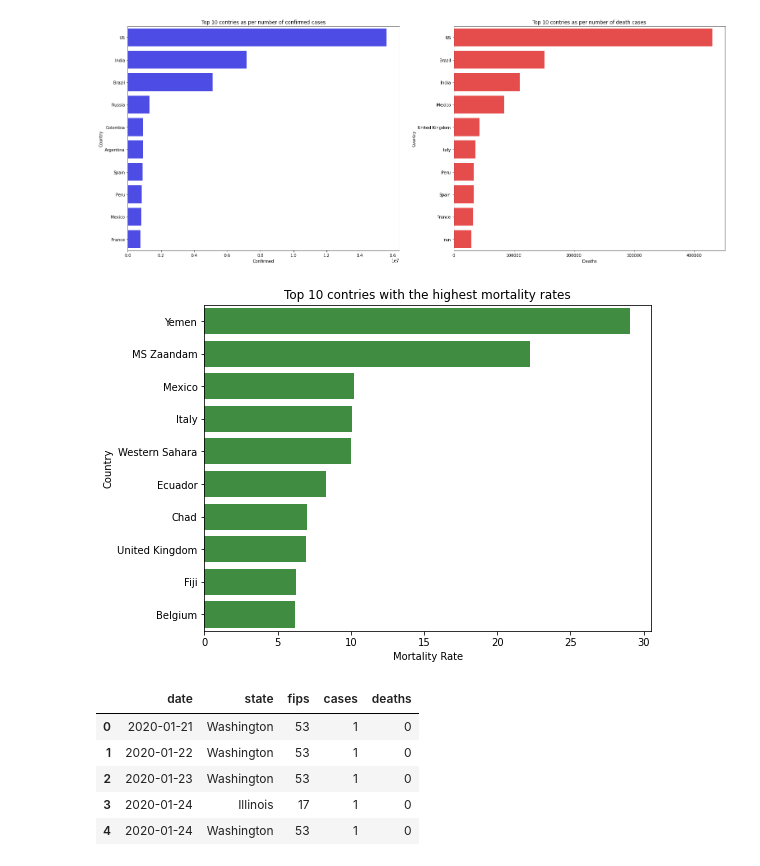
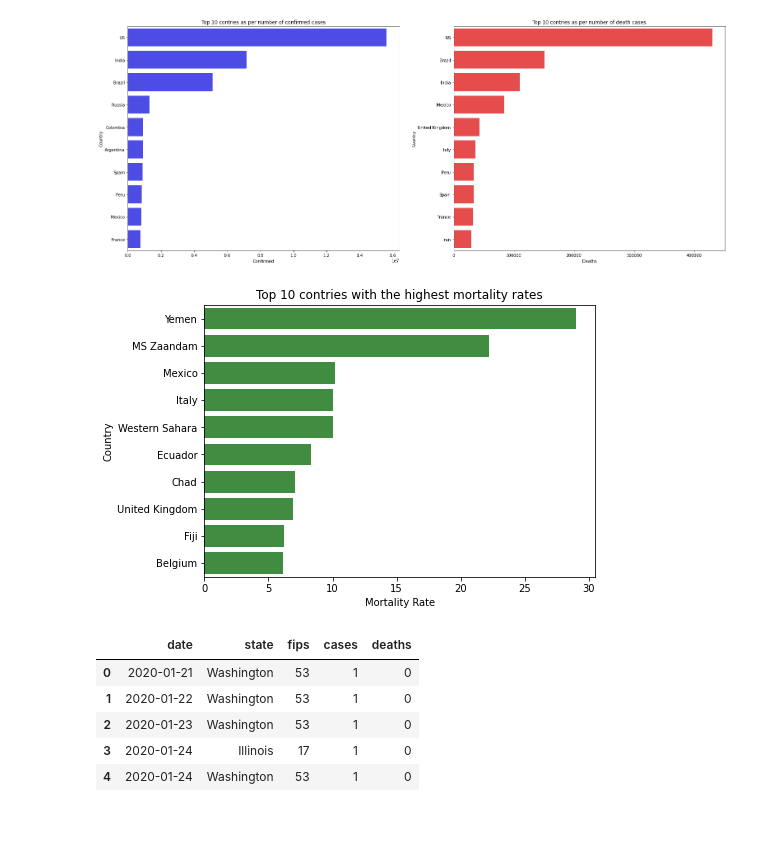
Before and after one commit to jhye1023/COVID-19_Analysis, a Jupyter notebook: COVID-19 Visualization.ipynb, the cells around one changed output. Drawn from its saved outputs; the diff is of its cells as text; code cells hidden in the pictures; blank space fills up the shorter version.

```diff
--- a/COVID-19 Visualization.ipynb
+++ b/COVID-19 Visualization.ipynb
@@ -138,14 +138,14 @@ fig1.savefig("img/global_confirm_death.png")
 # %% [output]
 [figure]
 # %%
-fig2, (ax1) = plt.subplots(1,figsize=(8,6))
+fig2, (ax1) = plt.subplots(1,figsize=(7,5))
 top_10MotalityRate = countrywise.sort_values(["MotalityRate"],ascending=False).head(10)
 sns.barplot(x=top_10MotalityRate["MotalityRate"], y=top_10MotalityRate["Country"],color='g',alpha=0.8,ax=ax1)
 ax1.set_title("Top 10 contries with the highest mortality rates")
 ax1.set(xlabel='Mortality Rate', ylabel='Country')
 fig2.savefig("img/global_mortality.png")
 # %% [output]
-[figure, old version]
+[figure, new version]
 # %%
 us_states = pd.read_csv('https://raw.githubusercontent.com/nytimes/covid-19-data/master/us-states.csv')
 us_states.head()
```
Also changed, not shown: parts of 1 cell of this notebook, 7 other files.
